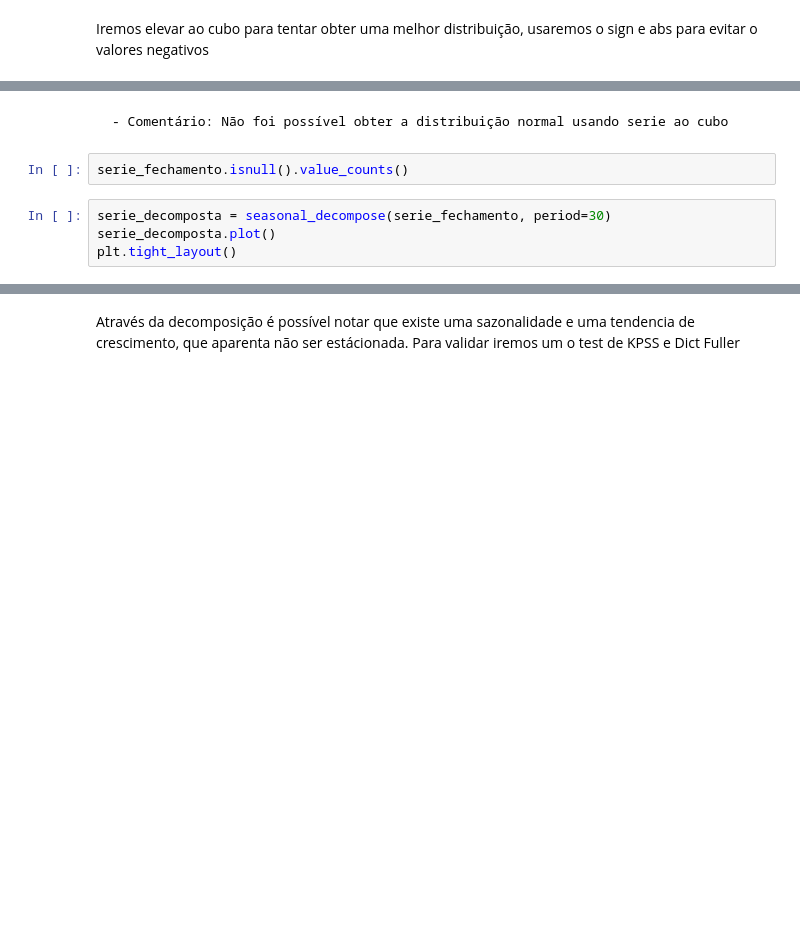
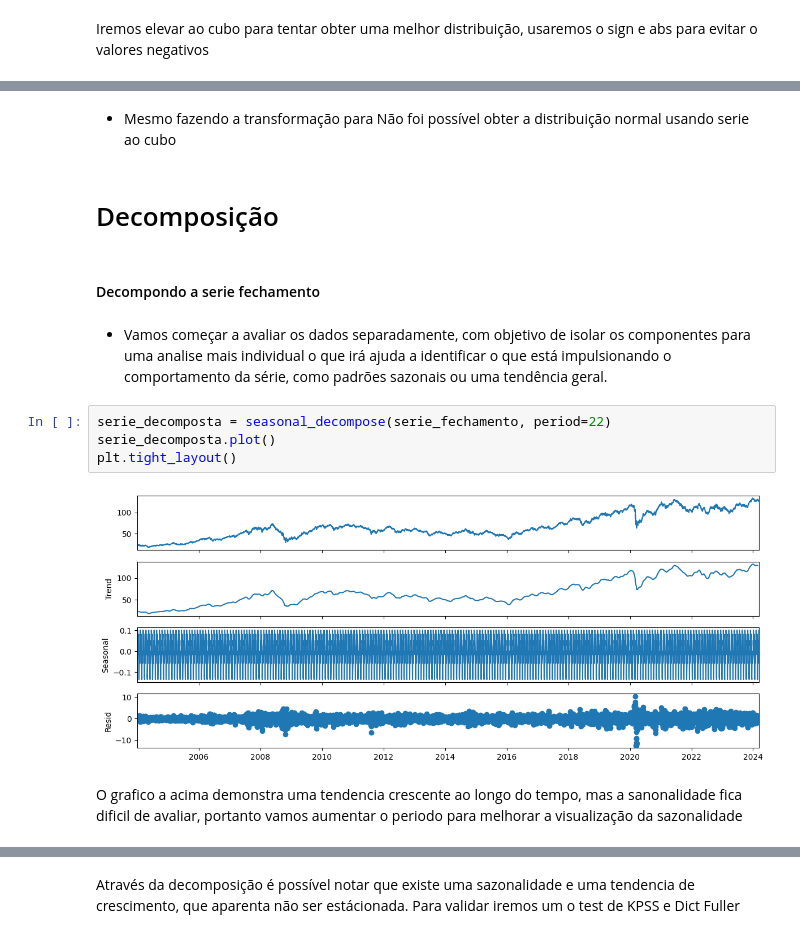
Before and after one commit to willdevsp/fiap-tech-challenge-pos-tech-data-analytics, a Jupyter notebook: Fase2/tech-challenger-bolsa-valores.ipynb, the cells around one changed output, grey strips where cells are left out. Drawn from its saved outputs; the diff is of its cells as text; blank space fills up the shorter version.

```diff
--- a/Fase2/tech-challenger-bolsa-valores.ipynb
+++ b/Fase2/tech-challenger-bolsa-valores.ipynb
@@ -135,11 +347,19 @@ validacao_distribuicao(serie_ao_cubo)
 # %% [markdown]
-    - Comentário: Não foi possível obter a distribuição normal usando serie ao cubo
+- Mesmo fazendo a transformação para Não foi possível obter a distribuição normal usando serie ao cubo
-# %%
-serie_fechamento.isnull().value_counts()
+# %% [markdown]
+# Decomposição
+# %% [markdown]
+#### Decompondo a serie fechamento
+# %% [markdown]
+- Vamos começar a avaliar os dados separadamente, com objetivo de isolar os componentes para uma analise mais individual o que irá ajuda a identificar o que está impulsionando o comportamento da série, como padrões sazonais ou uma tendência geral.
 # %%
-serie_decomposta = seasonal_decompose(serie_fechamento, period=30)
+serie_decomposta = seasonal_decompose(serie_fechamento, period=22)
 serie_decomposta.plot()
 plt.tight_layout()
+# %% [output]
+[figure, added]
+# %% [markdown]
+O grafico a acima demonstra uma tendencia crescente ao longo do tempo, mas a sanonalidade fica dificil de avaliar, portanto vamos aumentar o periodo para melhorar a visualização da sazonalidade
 # %%
 serie_decomposta = seasonal_decompose(serie_fechamento, model="multiplicative", period=252)
 serie_decomposta.plot()
```
Also changed, not shown: parts of 280 cells of this notebook.
